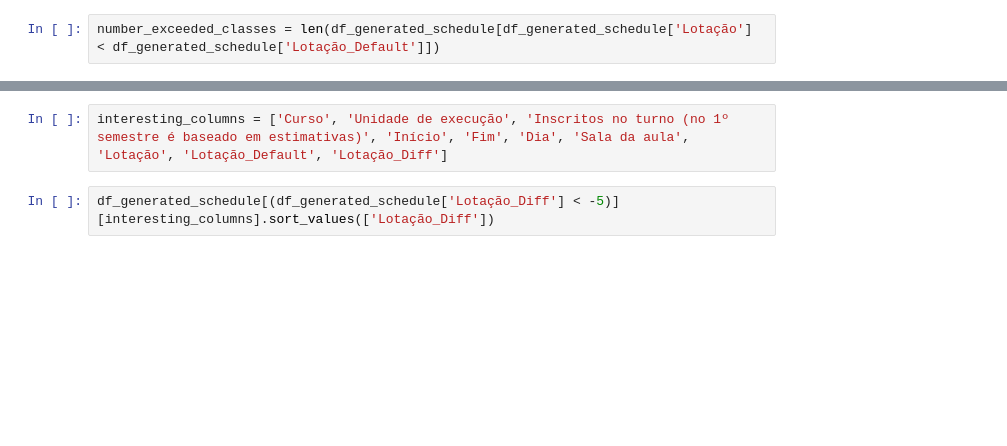
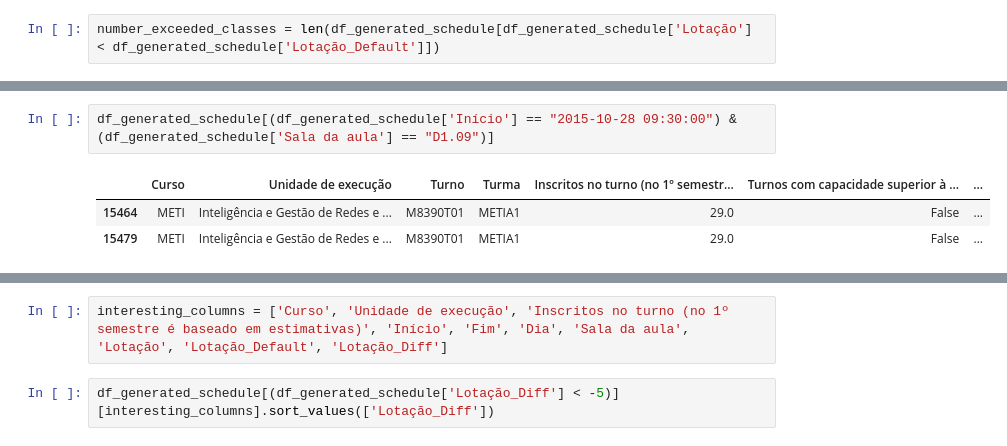
Before and after one commit to AfonsoMiao/ADS_Schedule_Solver, a Jupyter notebook: Compare_Results.ipynb, the cells around one changed output, grey strips where cells are left out. Saved outputs shown, nothing was run; the diff lists cells and outputs as text; blank space fills up the shorter version.

```diff
--- a/Compare_Results.ipynb
+++ b/Compare_Results.ipynb
@@ -27,3 +49,9 @@ Number of classes at same room:  1
+# %%
+df_generated_schedule[(df_generated_schedule['Início'] == "2015-10-28 09:30:00") & (df_generated_schedule['Sala da aula'] == "D1.09")]
+# %% [output]
+|  | Curso | Unidade de execução | Turno | Turma | Inscritos no turno (no 1º semestr... | Turnos com capacidade superior à ... | ... |
+| 15464 | METI | Inteligência e Gestão de Redes e ... | M8390T01 | METIA1 | 29.0 | False | ... |
+| 15479 | METI | Inteligência e Gestão de Redes e ... | M8390T01 | METIA1 | 29.0 | False | ... |
 # %%
 df_generated_schedule['Lotação_Diff'] = df_generated_schedule["Lotação"] - df_generated_schedule["Inscritos no turno (no 1º semestre é baseado em estimativas)"]
 print('Number classes exceeded rooms capacity: ', len(df_generated_schedule[df_generated_schedule['Lotação_Diff'] < -5]))
```
Also changed, not shown: parts of 12 cells of this notebook, 7 other files.
